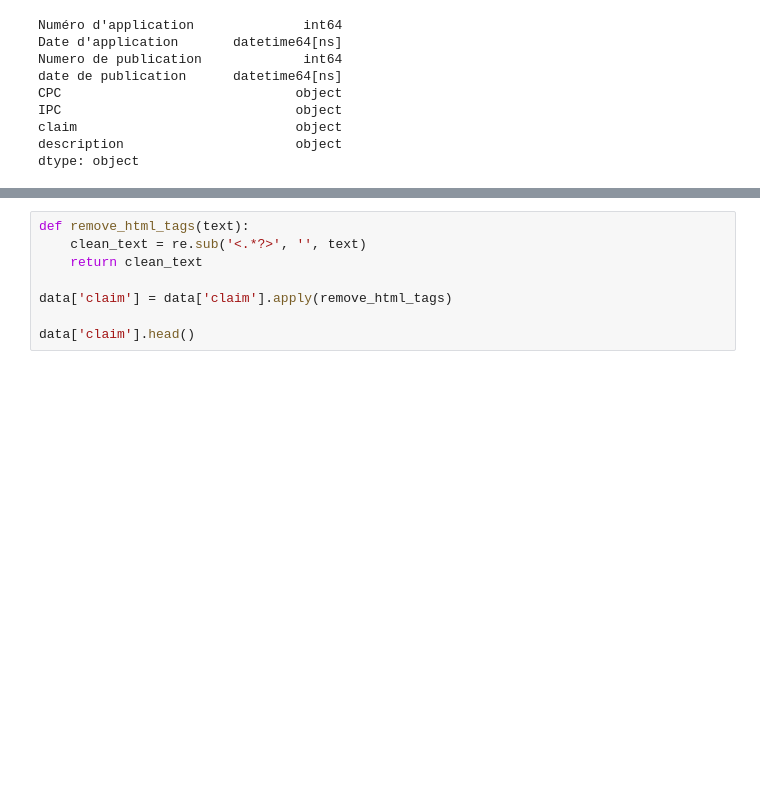
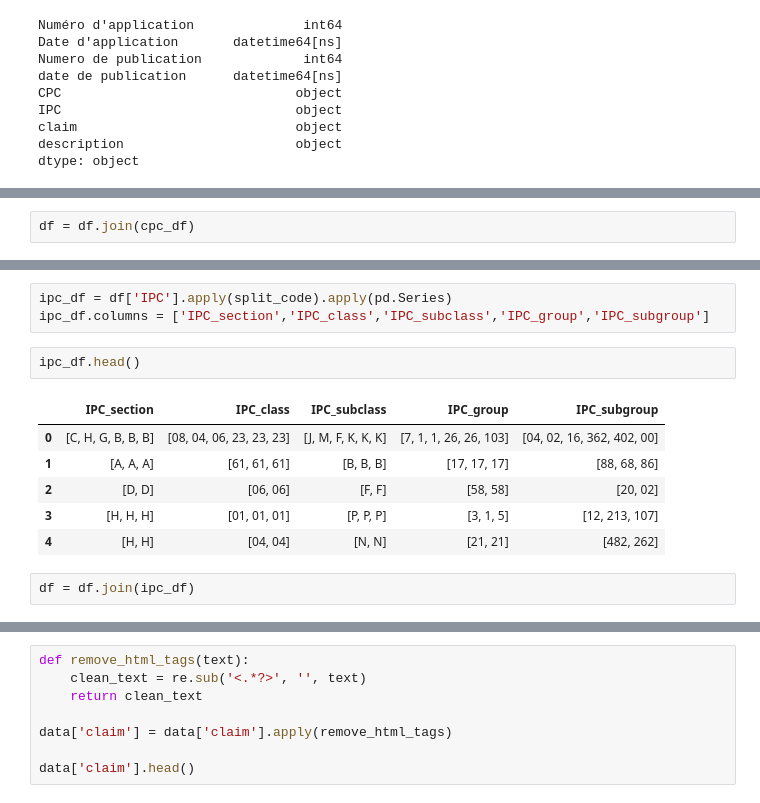
Before and after one commit to KevMn6ix/Patent_Classifier, a Jupyter notebook: main.ipynb, the cells around one changed output, grey strips where cells are left out. Cells and saved outputs as stored; diff of their text form; blank space fills up the shorter version.

```diff
--- a/main.ipynb
+++ b/main.ipynb
@@ -52,0 +92,2 @@ dtype: object
+# %%
+df = df.join(cpc_df)
@@ -52,0 +108,14 @@ dtype: object
+# %%
+ipc_df = df['IPC'].apply(split_code).apply(pd.Series)
+ipc_df.columns = ['IPC_section','IPC_class','IPC_subclass','IPC_group','IPC_subgroup']
+# %%
+ipc_df.head()
+# %% [output]
+|  | IPC_section | IPC_class | IPC_subclass | IPC_group | IPC_subgroup |
+| 0 | [C, H, G, B, B, B] | [08, 04, 06, 23, 23, 23] | [J, M, F, K, K, K] | [7, 1, 1, 26, 26, 103] | [04, 02, 16, 362, 402, 00] |
+| 1 | [A, A, A] | [61, 61, 61] | [B, B, B] | [17, 17, 17] | [88, 68, 86] |
+| 2 | [D, D] | [06, 06] | [F, F] | [58, 58] | [20, 02] |
+| 3 | [H, H, H] | [01, 01, 01] | [P, P, P] | [3, 1, 5] | [12, 213, 107] |
+| 4 | [H, H] | [04, 04] | [N, N] | [21, 21] | [482, 262] |
+# %%
+df = df.join(ipc_df)
```
Also changed, not shown: parts of 6 cells of this notebook.
